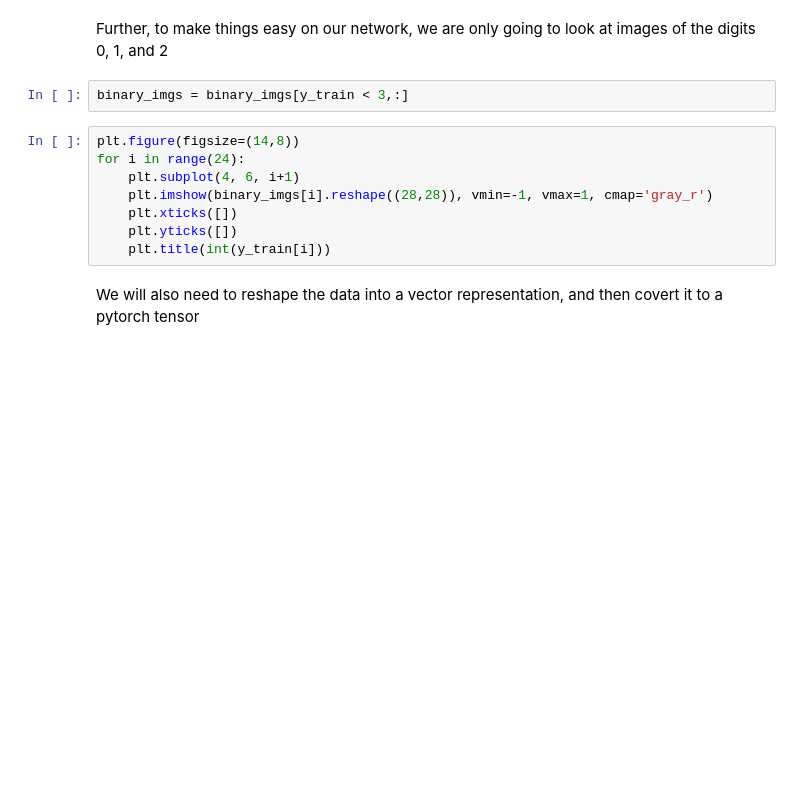
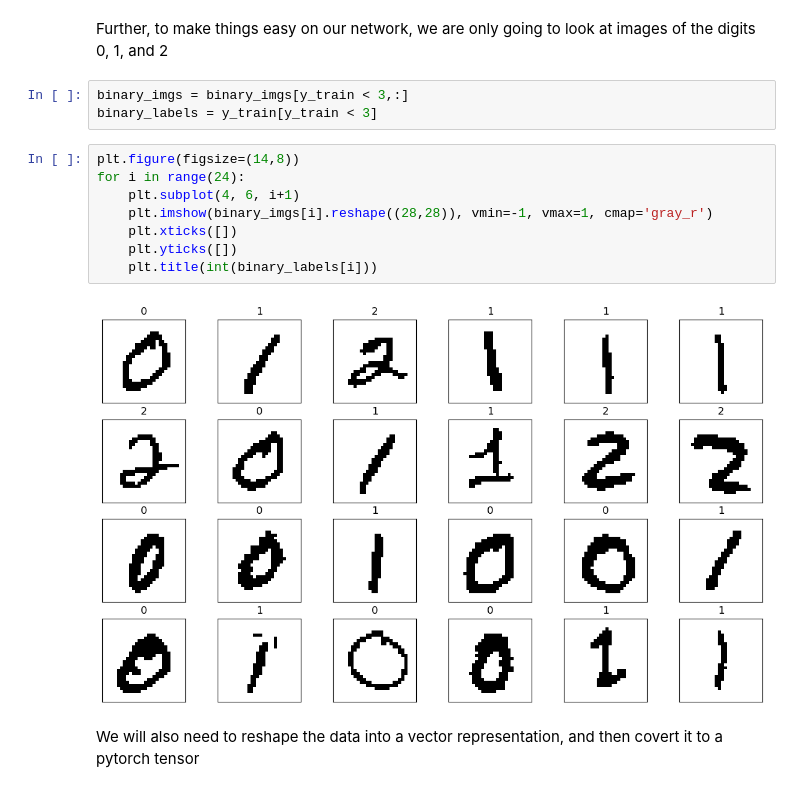
Before and after one commit to kateharvey/SYDE552, a Jupyter notebook: Assignments/20829173-syde552-assignment3.ipynb, the cells around one changed output. Cells and saved outputs as stored; diff of their text form; blank space fills up the shorter version.

```diff
--- a/Assignments/20829173-syde552-assignment3.ipynb
+++ b/Assignments/20829173-syde552-assignment3.ipynb
@@ -61,14 +104,17 @@ binary_imgs = binarize(x_train)
 Further, to make things easy on our network, we are only going to look at images of the digits 0, 1, and 2
 # %%
 binary_imgs = binary_imgs[y_train < 3,:]
+binary_labels = y_train[y_train < 3]
 # %%
 plt.figure(figsize=(14,8))
 for i in range(24):
     plt.subplot(4, 6, i+1)
     plt.imshow(binary_imgs[i].reshape((28,28)), vmin=-1, vmax=1, cmap='gray_r')
     plt.xticks([])
     plt.yticks([])
-    plt.title(int(y_train[i]))
+    plt.title(int(binary_labels[i]))
+# %% [output]
+[figure, added]
 # %% [markdown]
 We will also need to reshape the data into a vector representation, and then covert it to a pytorch tensor
 # %%
```
Also changed, not shown: parts of 36 cells of this notebook.
